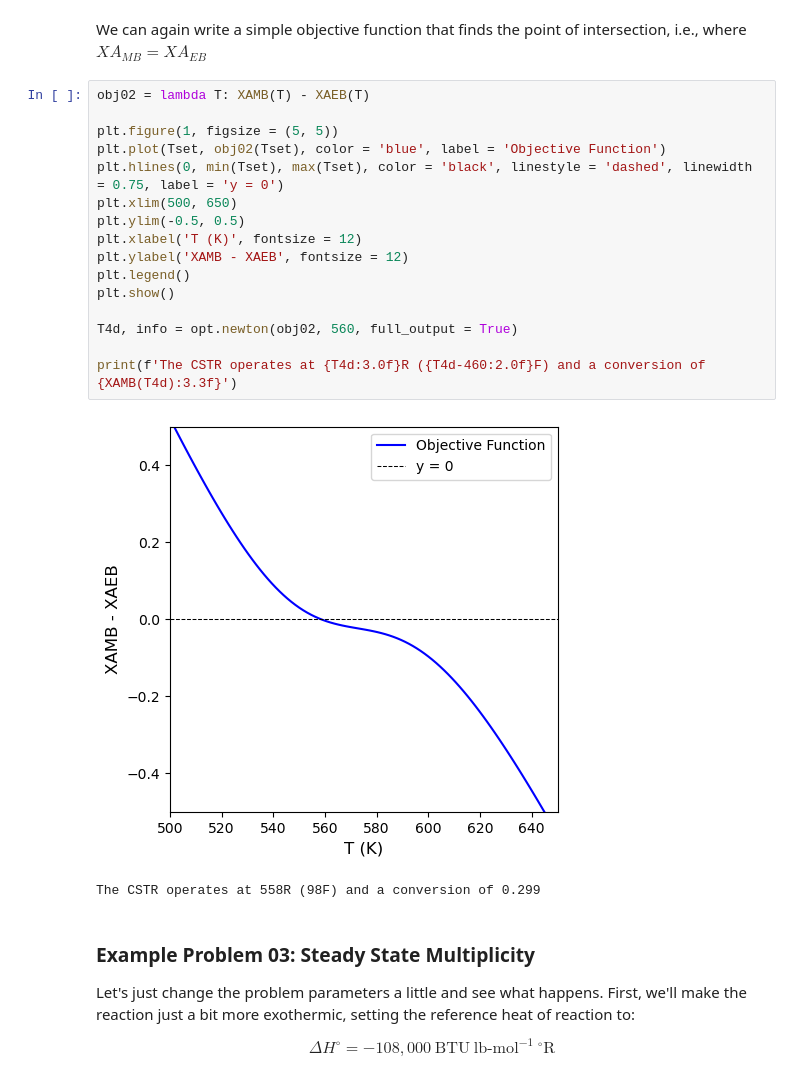
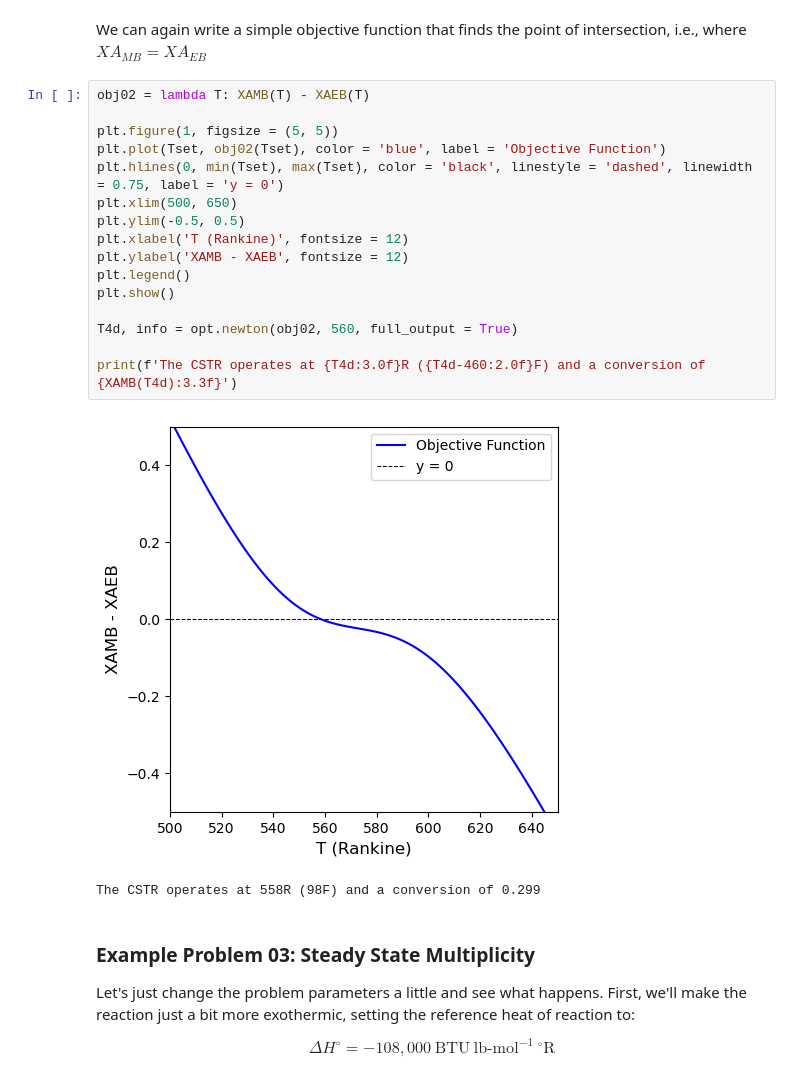
Before and after one commit to jqbond/CEN587, a Jupyter notebook: Lectures/587-L43.ipynb, the cells around one changed output. Cells and saved outputs as stored; diff of their text form.

```diff
--- a/Lectures/587-L43.ipynb
+++ b/Lectures/587-L43.ipynb
@@ -560,21 +560,21 @@ We can again write a simple objective function that finds the point of intersect
 # %%
 obj02 = lambda T: XAMB(T) - XAEB(T)
 
 plt.figure(1, figsize = (5, 5))
 plt.plot(Tset, obj02(Tset), color = 'blue', label = 'Objective Function')
 plt.hlines(0, min(Tset), max(Tset), color = 'black', linestyle = 'dashed', linewidth = 0.75, label = 'y = 0')
 plt.xlim(500, 650)
 plt.ylim(-0.5, 0.5)
-plt.xlabel('T (K)', fontsize = 12)
+plt.xlabel('T (Rankine)', fontsize = 12)
 plt.ylabel('XAMB - XAEB', fontsize = 12)
 plt.legend()
 plt.show()
 
 T4d, info = opt.newton(obj02, 560, full_output = True)
 
 print(f'The CSTR operates at {T4d:3.0f}R ({T4d-460:2.0f}F) and a conversion of {XAMB(T4d):3.3f}')
 # %% [output]
-[figure, old version]
+[figure, new version]
 The CSTR operates at 558R (98F) and a conversion of 0.299
 # %% [markdown]
 ### Example Problem 03: Steady State Multiplicity
```
Also changed, not shown: parts of 6 cells of this notebook.
